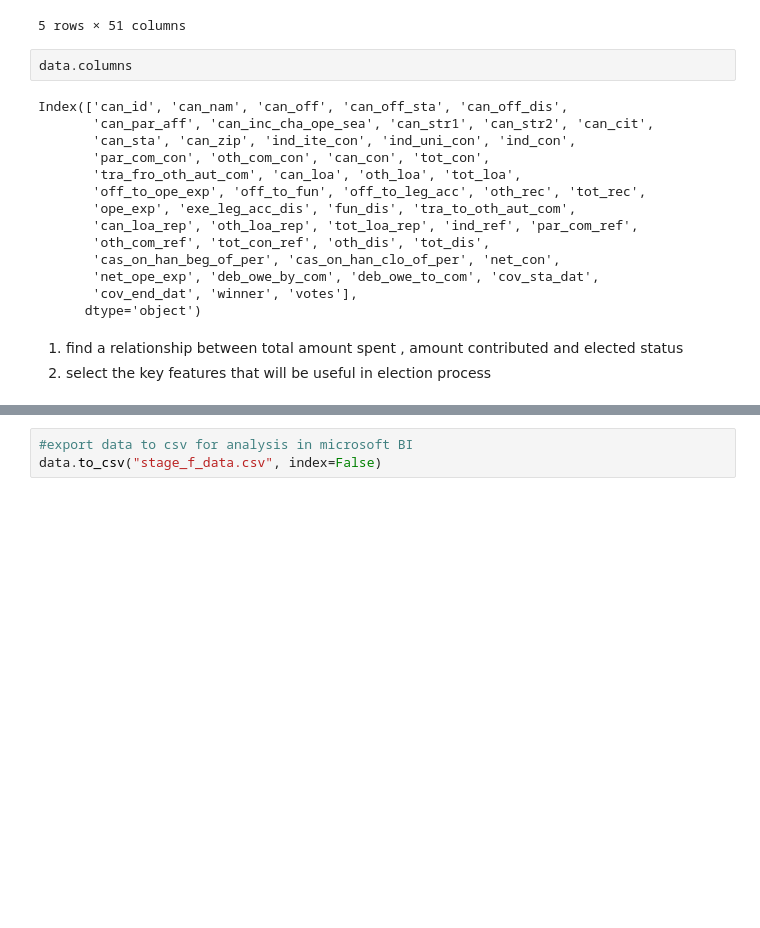
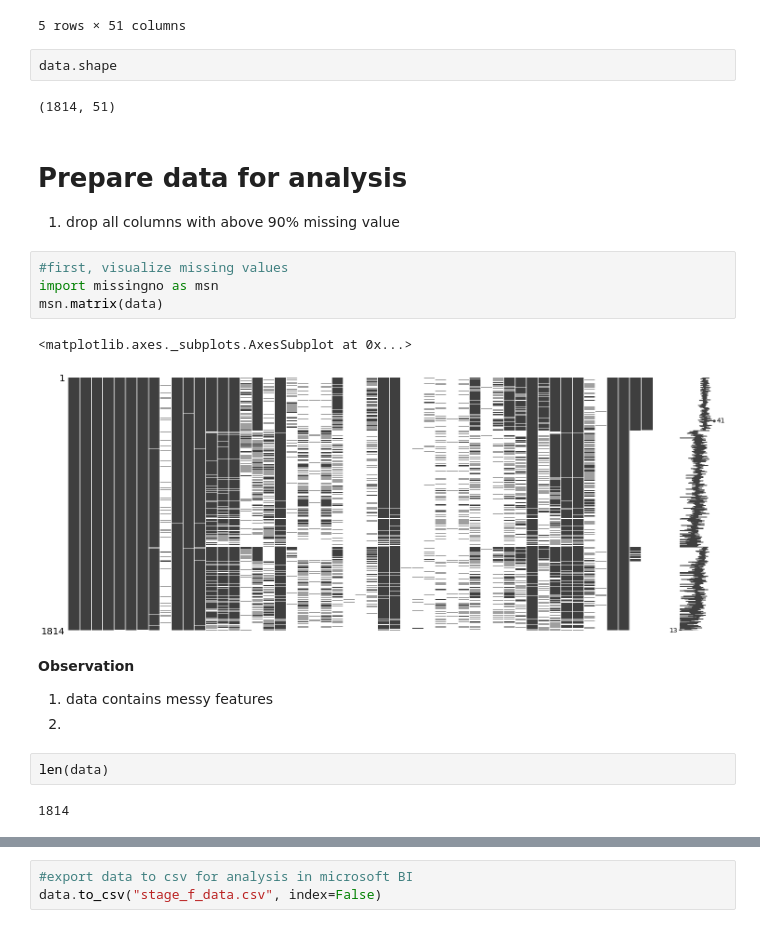
Before and after one commit to josephdickson11/campaign-finance-election-relationship, a Jupyter notebook: campaign-election-notebook.ipynb, the cells around one changed output, grey strips where cells are left out. Saved outputs shown, nothing was run; the diff lists cells and outputs as text; blank space fills up the shorter version.

```diff
--- a/campaign-election-notebook.ipynb
+++ b/campaign-election-notebook.ipynb
@@ -34,21 +34,24 @@ data.head()
 | 4 | H8CA09060 | LEE, BARBARA | H | CA | 13.0 | DEM | INCUMBENT | 409 13TH ST, 17TH FL | ... |
 5 rows × 51 columns
 # %%
-data.columns
+data.shape
 # %% [output]
-Index(['can_id', 'can_nam', 'can_off', 'can_off_sta', 'can_off_dis',
-       'can_par_aff', 'can_inc_cha_ope_sea', 'can_str1', 'can_str2', 'can_cit',
-       'can_sta', 'can_zip', 'ind_ite_con', 'ind_uni_con', 'ind_con',
-       'par_com_con', 'oth_com_con', 'can_con', 'tot_con',
-       'tra_fro_oth_aut_com', 'can_loa', 'oth_loa', 'tot_loa',
-       'off_to_ope_exp', 'off_to_fun', 'off_to_leg_acc', 'oth_rec', 'tot_rec',
-       'ope_exp', 'exe_leg_acc_dis', 'fun_dis', 'tra_to_oth_aut_com',
-       'can_loa_rep', 'oth_loa_rep', 'tot_loa_rep', 'ind_ref', 'par_com_ref',
-       'oth_com_ref', 'tot_con_ref', 'oth_dis', 'tot_dis',
-       'cas_on_han_beg_of_per', 'cas_on_han_clo_of_per', 'net_con',
-       'net_ope_exp', 'deb_owe_by_com', 'deb_owe_to_com', 'cov_sta_dat',
-       'cov_end_dat', 'winner', 'votes'],
-      dtype='object')
+(1814, 51)
-# %% [markdown]
-1. find a relationship between total amount spent , amount contributed and elected status
-2. select the key features that will be useful in election process
+# %% [markdown]
+# Prepare data for analysis
+1. drop all columns with above 90% missing value
+# %%
+#first, visualize missing values
+import missingno as msn
+msn.matrix(data)
+# %% [output]
+<matplotlib.axes._subplots.AxesSubplot at 0x...>
+[figure, added]
+# %% [markdown]
+**Observation**
+1. data contains messy features
+2.
+# %%
+len(data)
+# %% [output]
+1814
```
Also changed, not shown: parts of 2 cells of this notebook.
